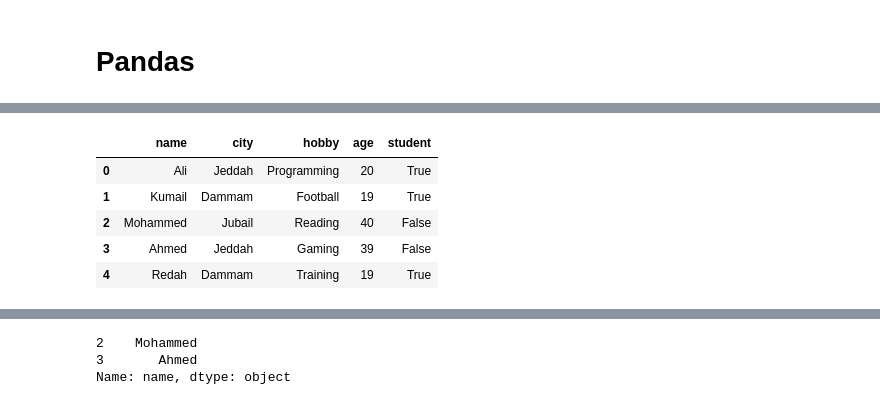
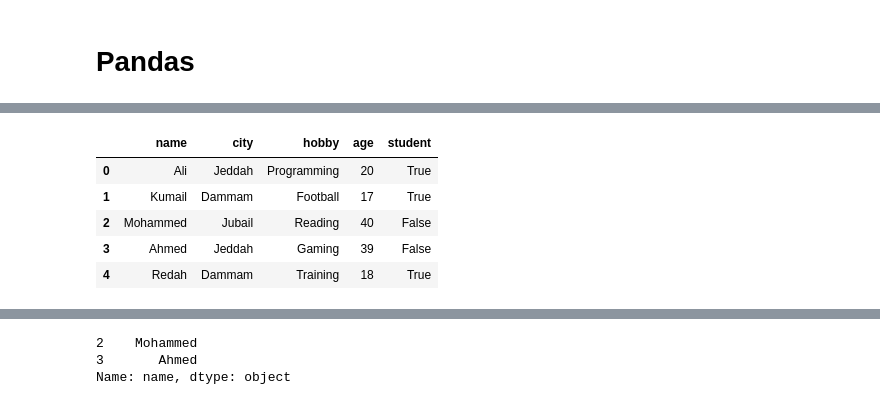
Before and after one commit to Kumail00Alawa/KAUST_AI_WEEK, a Jupyter notebook: secondday.ipynb, the cells around one changed output, grey strips where cells are left out. Drawn from its saved outputs; the diff is of its cells as text; code cells hidden in the pictures.

```diff
--- a/secondday.ipynb
+++ b/secondday.ipynb
@@ -408,23 +411,23 @@ array([ 0,  1,  0, ..., -4, -3, -2])
 # %%
 import pandas as pd
 
 data = {'name': ['Ali', 'Kumail', 'Mohammed', 'Ahmed', 'Redah'],
         'city': ['Jeddah', 'Dammam','Jubail', 'Jeddah', 'Dammam'],
         'hobby': ['Programming', 'Football', 'Reading', 'Gaming', 'Training'],
-        'age': [20, 19, 40, 39, 19],
+        'age': [20, 17, 40, 39, 18],
         'student': [True, True, False, False, True]
 }
 
 df = pd.DataFrame(data)
 
 df
 # %% [output]
 |  | name | city | hobby | age | student |
 | 0 | Ali | Jeddah | Programming | 20 | True |
-| 1 | Kumail | Dammam | Football | 19 | True |
+| 1 | Kumail | Dammam | Football | 17 | True |
 | 2 | Mohammed | Jubail | Reading | 40 | False |
 | 3 | Ahmed | Jeddah | Gaming | 39 | False |
-| 4 | Redah | Dammam | Training | 19 | True |
+| 4 | Redah | Dammam | Training | 18 | True |
 # %%
 df.to_csv('out.csv',index=False)
 # %%
```
Also changed, not shown: parts of 11 cells of this notebook.
